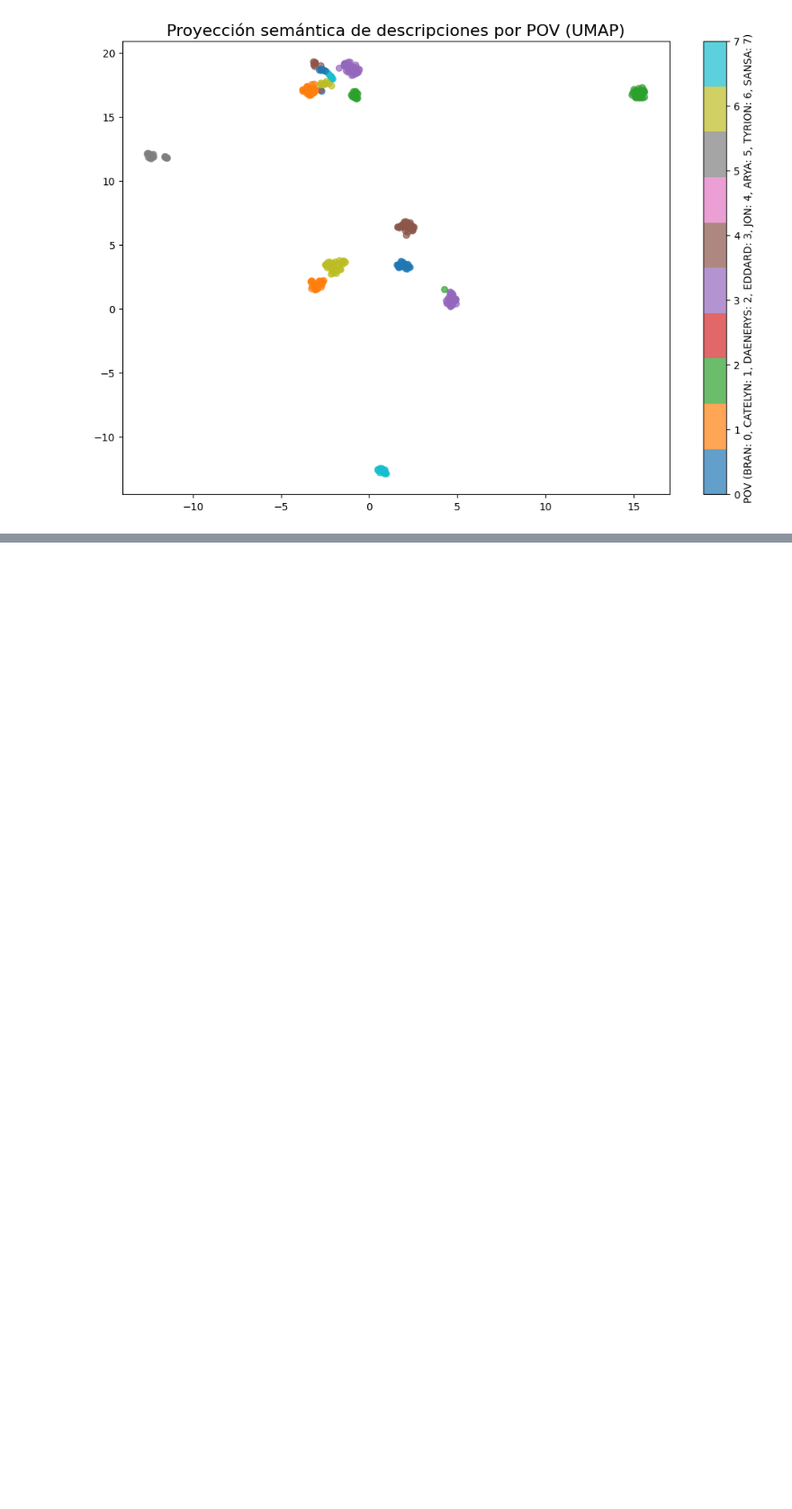
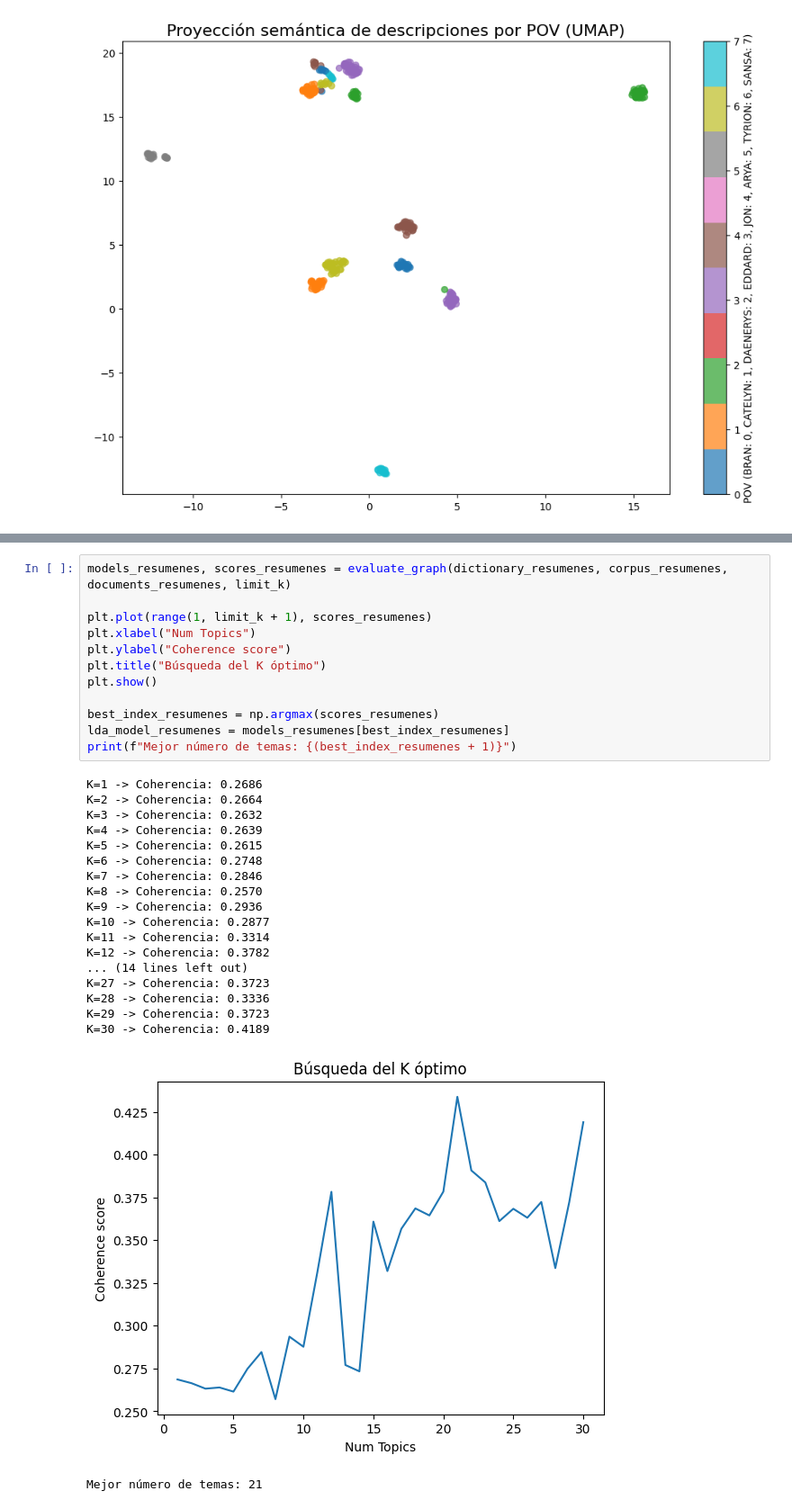
Before and after one commit to JuanArizaCoding/PROYECTO-FINAL-NLP-DL, a Jupyter notebook: Untitled0 (1).ipynb, the cells around one changed output, grey strips where cells are left out. Shown at 90% size. Saved outputs shown, nothing was run; the diff lists cells and outputs as text; blank space fills up the shorter version.

```diff
--- a/Untitled0 (1).ipynb
+++ b/Untitled0 (1).ipynb
@@ -764,0 +835,32 @@ Notes:
+# %%
+models_resumenes, scores_resumenes = evaluate_graph(dictionary_resumenes, corpus_resumenes, documents_resumenes, limit_k)
+
+plt.plot(range(1, limit_k + 1), scores_resumenes)
+plt.xlabel("Num Topics")
+plt.ylabel("Coherence score")
+plt.title("Búsqueda del K óptimo")
+plt.show()
+
+best_index_resumenes = np.argmax(scores_resumenes)
+lda_model_resumenes = models_resumenes[best_index_resumenes]
+print(f"Mejor número de temas: {(best_index_resumenes + 1)}")
+# %% [output]
+K=1 -> Coherencia: 0.2686
+K=2 -> Coherencia: 0.2664
+K=3 -> Coherencia: 0.2632
+K=4 -> Coherencia: 0.2639
+K=5 -> Coherencia: 0.2615
+K=6 -> Coherencia: 0.2748
+K=7 -> Coherencia: 0.2846
+K=8 -> Coherencia: 0.2570
+K=9 -> Coherencia: 0.2936
+K=10 -> Coherencia: 0.2877
+K=11 -> Coherencia: 0.3314
+K=12 -> Coherencia: 0.3782
+... (14 lines left out)
+K=27 -> Coherencia: 0.3723
+K=28 -> Coherencia: 0.3336
+K=29 -> Coherencia: 0.3723
+K=30 -> Coherencia: 0.4189
+[figure, added]
+Mejor número de temas: 21
```
Also changed, not shown: parts of 15 cells of this notebook.
